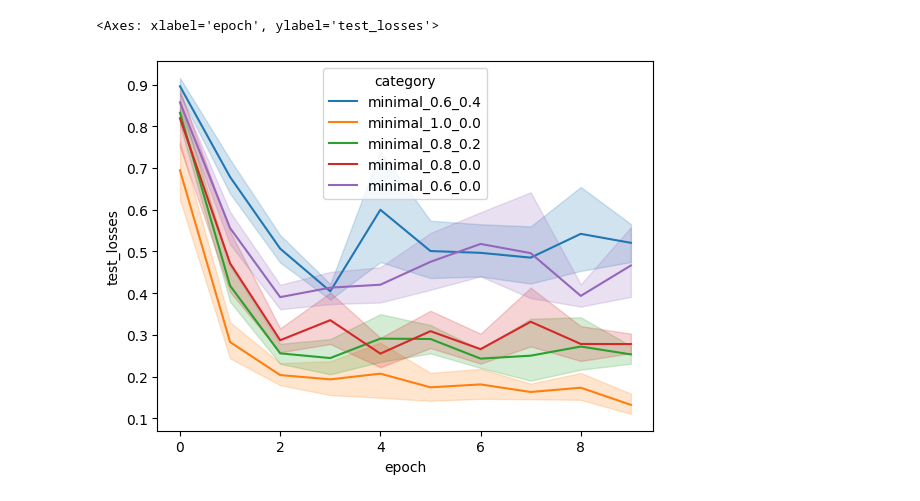
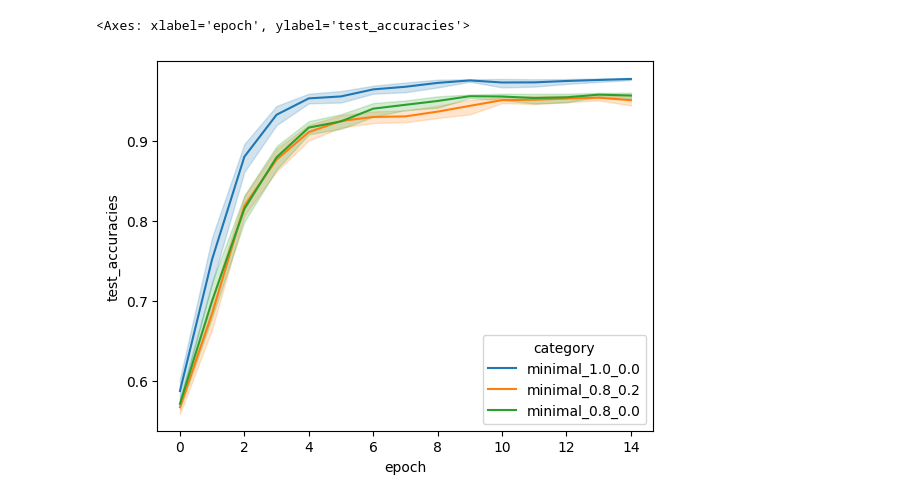
Before and after one commit to dan-kwon/MAS-thesis, a Jupyter notebook: notebooks/analysis_resnet.ipynb, the cells around one changed output. Drawn from its saved outputs; the diff is of its cells as text; code cells hidden in the pictures.

```diff
--- a/notebooks/analysis_resnet.ipynb
+++ b/notebooks/analysis_resnet.ipynb
@@ -28,17 +28,15 @@ df_results
 # %%
 sns.lineplot(
     data=df_results[df_results['category'].isin(
         [
             'minimal_1.0_0.0',
-            'minimal_0.6_0.4',
-            'minimal_0.6_0.0',
             'minimal_0.8_0.2',
             'minimal_0.8_0.0'
         ])],
     x='epoch',
-    y='test_losses',
+    y='test_accuracies',
     hue='category'
 )
 # %% [output]
-<Axes: xlabel='epoch', ylabel='test_losses'>
+<Axes: xlabel='epoch', ylabel='test_accuracies'>
-[figure, old version]
+[figure, new version]
```
Also changed, not shown: parts of 1 cell of this notebook, 9 other files.
